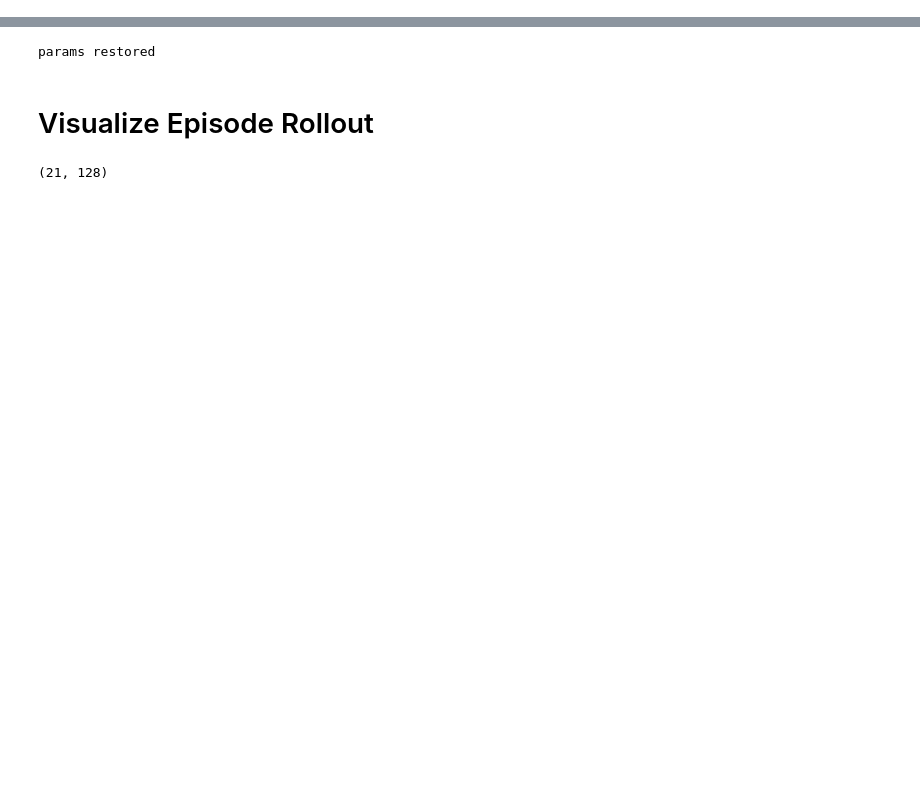
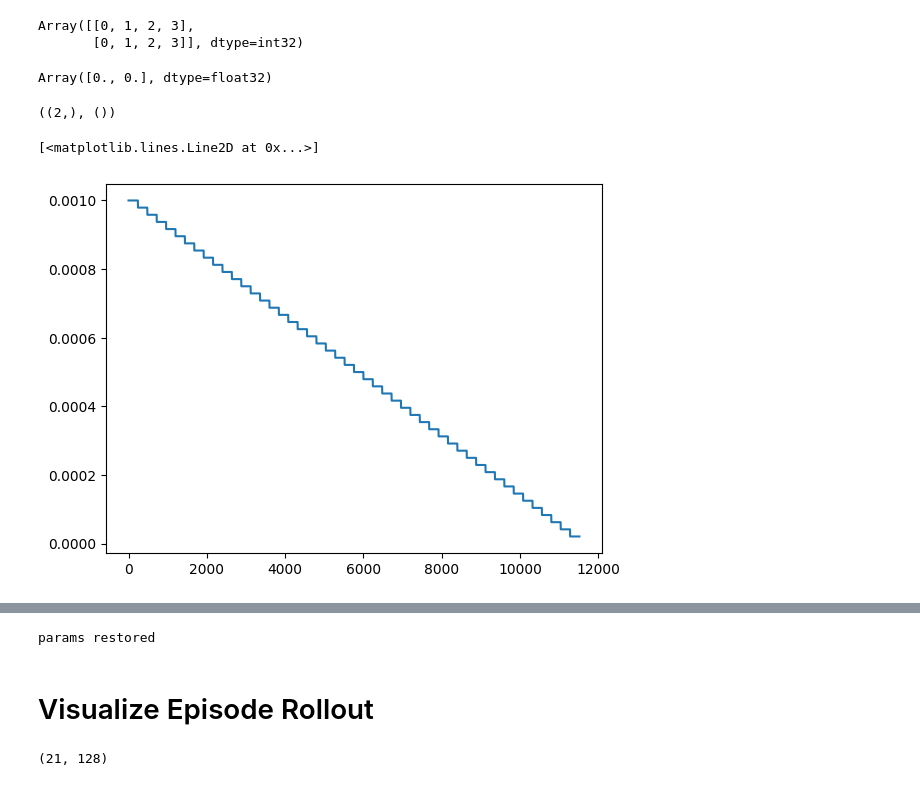
Before and after one commit to KangOxford/AlphaTrade, a Jupyter notebook: Visualization.ipynb, the cells around one changed output, grey strips where cells are left out. Drawn from its saved outputs; the diff is of its cells as text; code cells hidden in the pictures; blank space fills up the shorter version.

```diff
--- a/Visualization.ipynb
+++ b/Visualization.ipynb
@@ -34,0 +79,61 @@ gpu
+# %%
+jnp.tile(jnp.arange(4), (2,1))
+# %% [output]
+Array([[0, 1, 2, 3],
+       [0, 1, 2, 3]], dtype=int32)
+# %%
+pi_cont._loc
+# %% [output]
+Array([0., 0.], dtype=float32)
+# %%
+pi_cont.event_shape, pi_cont.batch_shape
+# %% [output]
+((2,), ())
+# %%
+config = {
+    "TOTAL_TIMESTEPS": 1e5,
+    "NUM_MINIBATCHES": 8, #8, 4, 2,
+    "UPDATE_EPOCHS": 30, #5,
+    "NUM_ENVS": 4,
+    "NUM_STEPS": 512,
+    "LR": 1e-3,
+    "LR_COS_CYCLES": 8,
+}
+config["NUM_UPDATES"] = (
+    config["TOTAL_TIMESTEPS"] // config["NUM_STEPS"] // config["NUM_ENVS"]
+)
+
+@jax.jit
+def cosine_lr(count):
+    count = count // (config["NUM_MINIBATCHES"] * config["UPDATE_EPOCHS"])
+    n_cycles = config["LR_COS_CYCLES"]
+    T_i = config["NUM_UPDATES"] / n_cycles / 2
+    lr_min = config["LR"] / 10
+    lr_max = config["LR"]
+    return lr_min + 0.5 * (lr_max - lr_min) * (1 + jnp.cos(jnp.pi * count / T_i))
+
+@jax.jit
+def linear_schedule(count):
+    frac = (
+        1.0
+        - (count // (config["NUM_MINIBATCHES"] * config["UPDATE_EPOCHS"]))
+        / config["NUM_UPDATES"]
+    )
+    return config["LR"] * frac
+
+@jax.jit
+def lin_cos_lr(step):
+    cos = cosine_lr(step)
+    frac = (
+        1.0 - (step // (config["NUM_MINIBATCHES"] * config["UPDATE_EPOCHS"])) / config["NUM_UPDATES"]
+    )
+    return cos * frac
+# %%
+max_steps = config["NUM_UPDATES"] * config["NUM_MINIBATCHES"] * config["UPDATE_EPOCHS"]
+# %%
+plt.plot(
+    linear_schedule(jnp.arange(max_steps)),
+)
+# %% [output]
+[<matplotlib.lines.Line2D at 0x...>]
+[figure, added]
```
Also changed, not shown: parts of 23 cells of this notebook.
